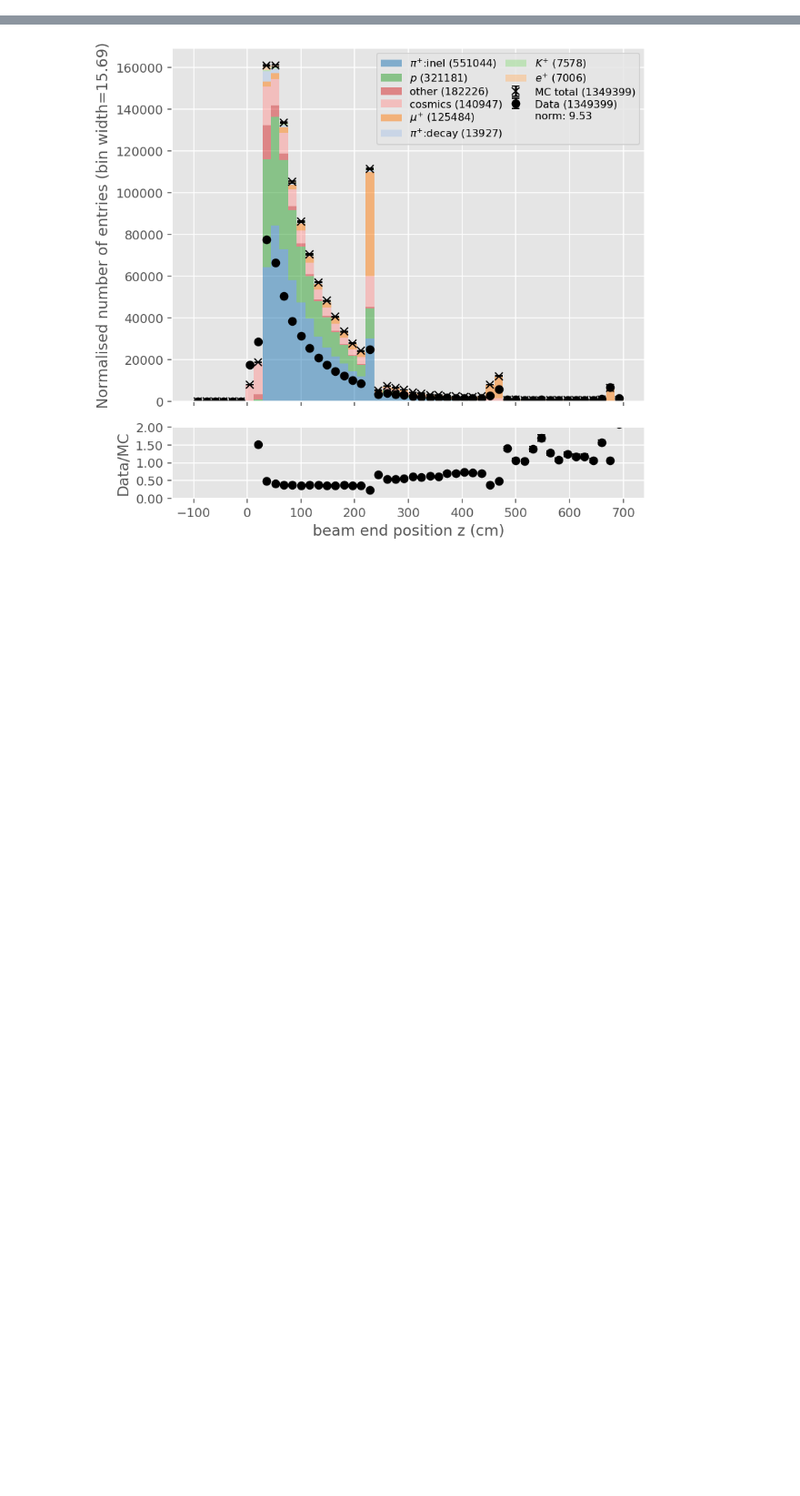
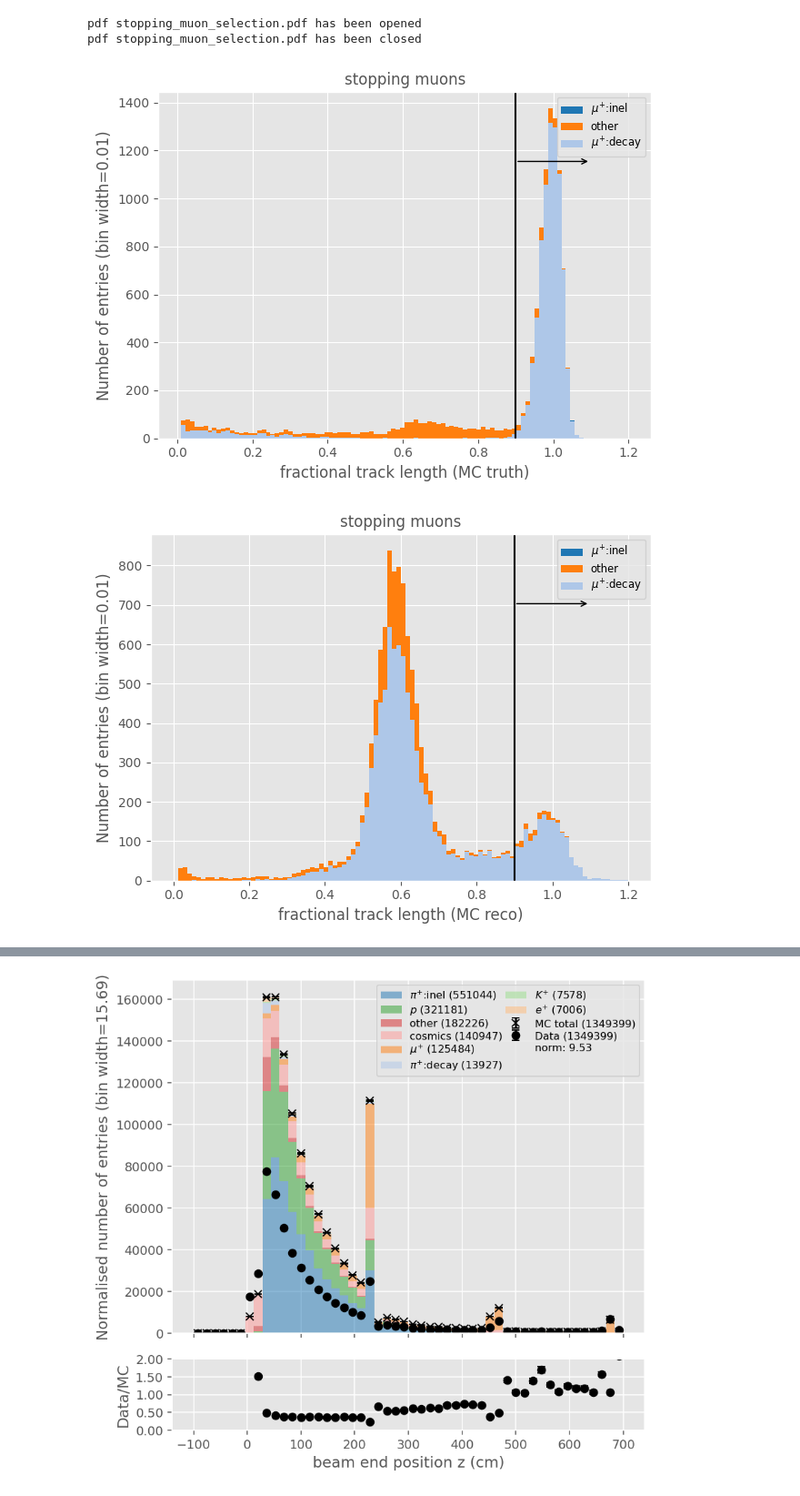
Before and after one commit to dlindebaum/pion-argon-xs-analysis, a Jupyter notebook: analysis/sandbox/selection_plots.ipynb, the cells around one changed output, grey strips where cells are left out. Shown at 91% size. Cells and saved outputs as stored; diff of their text form; code cells hidden in the pictures; blank space fills up the shorter version.

Commit message:
null plot book and cleanup

```diff
--- a/analysis/sandbox/selection_plots.ipynb
+++ b/analysis/sandbox/selection_plots.ipynb
@@ -41,0 +66,8 @@ def FilterSamples(samples : dict, masks : dict, PFO : bool = False):
+# %%
+stopping_muon_sample = {k : v.Filter(returnCopy = True) for k, v in samples.items()}
+
+for i in stopping_muon_sample:
+    for (k, f), p in zip(args.beam_selection["selections"].items(), args.beam_selection[f"{i}_arguments"].values()):
+        print(k)
+        mask = f(stopping_muon_sample[i], **p)
+        stopping_muon_sample[i].Filter([mask], [mask])
@@ -41,0 +89,51 @@ def FilterSamples(samples : dict, masks : dict, PFO : bool = False):
+# %%
+def RecoFractionalRange(events : Master.Data, particle : cross_section.Particle, args):
+    reco_KE_inst = cross_section.KE(events.recoParticles.beam_inst_P, particle.mass)
+    reco_upstream_loss = cross_section.UpstreamEnergyLoss(reco_KE_inst, args.upstream_loss_correction_params["value"])
+    reco_KE_ff = reco_KE_inst - reco_upstream_loss
+    return events.recoParticles.beam_track_length / cross_section.BetheBloch.RangeFromKE(reco_KE_ff, particle)
+
+muon = cross_section.Particle.from_pdgid(-13)
+true_fractional_range = stopping_muon_sample["mc"].trueParticles.beam_track_length / cross_section.BetheBloch.RangeFromKE(stopping_muon_sample["mc"].trueParticles.beam_KE_front_face, muon)
+
+reco_fractional_range = RecoFractionalRange(stopping_muon_sample["mc"], muon, args)
+reco_fractional_range_data = RecoFractionalRange(stopping_muon_sample["data"], muon, args)
+# %%
+def StoppingMuonTag(events : Master.Data):
+    masks = cross_section.Tags.ParticleMasks(events.trueParticlesBT.beam_pdg, [-13])
+    masks["other"] = cross_section.Tags.OtherMask(masks)
+
+    decay = events.trueParticlesBT.beam_endProcess == "Decay"
+
+    new_mask = {"$\\mu^{+}$:inel" : masks["$\\mu^{+}$"] & ~decay, "$\\mu^{+}$:decay" : masks["$\\mu^{+}$"] & decay}
+
+    masks.pop("$\\mu^{+}$")
+
+    new_mask.update(masks)
+    masks = new_mask
+
+    tags = cross_section.Tags.Tags()
+    for i, m in enumerate(masks):
+        tags[m] = cross_section.Tags.Tag(m, m, "C" + str(i), masks[m], i)
+    return tags
+
+with Plots.PlotBook("stopping_muon_selection.pdf", True) as book:
+    Plots.PlotTagged(true_fractional_range, StoppingMuonTag(stopping_muon_sample["mc"]), ncols = 1, x_range = [0.01, 1.2], x_label = "fractional track length (MC truth)", title = "stopping muons")
+    Plots.DrawCutPosition(0.9, face = ">")
+    book.Save()
+
+    Plots.PlotTagged(reco_fractional_range, StoppingMuonTag(stopping_muon_sample["mc"]), ncols = 1, x_range = [0, 1.2], x_label = "fractional track length (MC reco)", title = "stopping muons")
+    Plots.DrawCutPosition(0.9, face = ">")
+    book.Save()
+
+    Plots.PlotHist2DMarginal(reco_fractional_range, stopping_muon_sample["mc"].recoParticles.beam_endPos_SCE.z, x_range = [0, 1.2], xlabel = "fractional track length (MC reco)", ylabel = "end z position (cm)")
+    book.Save()
+
+    Plots.PlotHist(reco_fractional_range_data, range = [0, 1.2], xlabel = "fractional track length (Data)", title = "stopping muons")
+    Plots.DrawCutPosition(0.9, face = ">")
+    book.Save()
+# %% [output]
+pdf stopping_muon_selection.pdf has been opened
+pdf stopping_muon_selection.pdf has been closed
+[figure, added]
+[figure, added]
```
Also changed, not shown: parts of 20 cells of this notebook, 7 other files.
